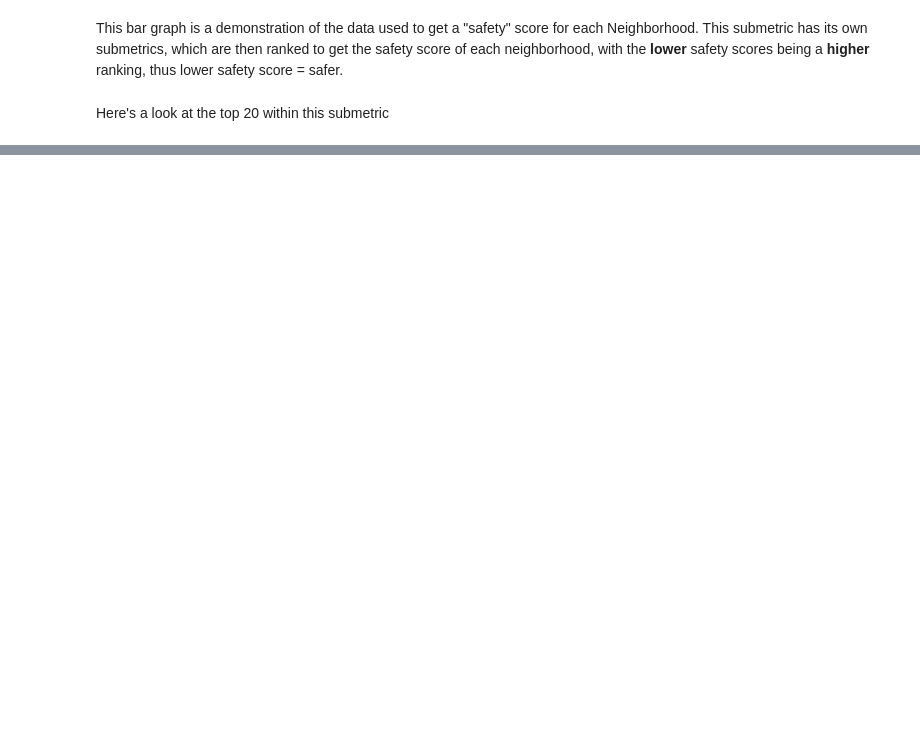
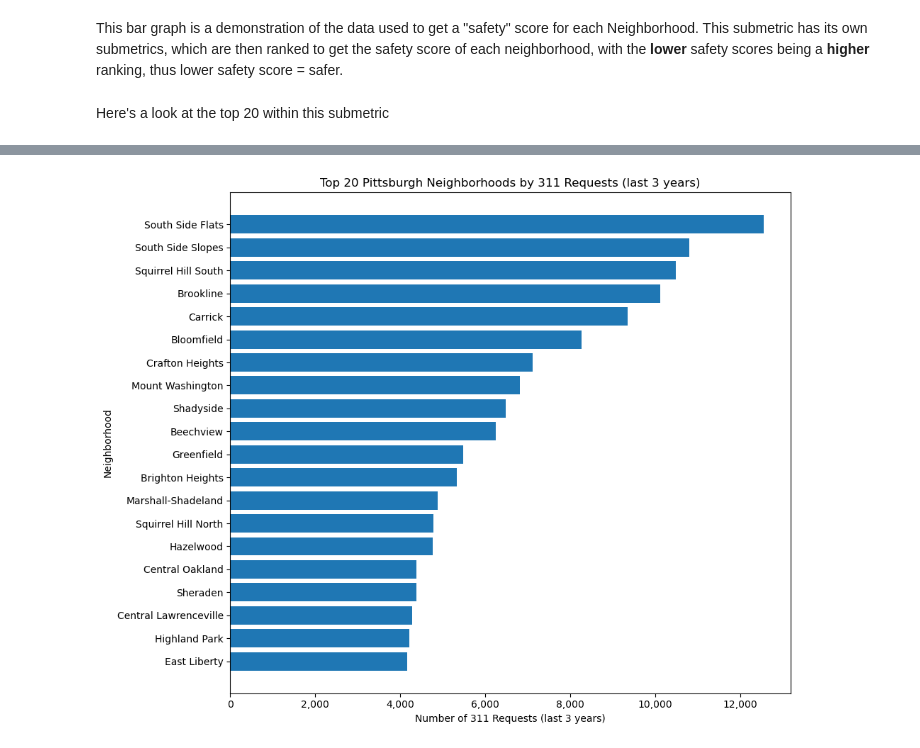
Before and after one commit to tredondizzy/Final-Project, a Jupyter notebook: FinalProject.ipynb, the cells around one changed output, grey strips where cells are left out. Cells and saved outputs as stored; diff of their text form; code cells hidden in the pictures; blank space fills up the shorter version.

```diff
--- a/FinalProject.ipynb
+++ b/FinalProject.ipynb
@@ -132,0 +285,6 @@ print(top10[['Neighborhood', 'Total']])
+# %%
+
+
+url_311 = "https://tools.wprdc.org/downstream/29462525-62a6-45bf-9b5e-ad2e1c06348d"
+data311 = pd.read_csv(url_311, chunksize=50000, low_memory=False)
+data311 = data311[data311['neighborhood'].isin(valid_neighs)]
@@ -132,0 +315,6 @@ print(top10[['Neighborhood', 'Total']])
+# %%
+latest_date = work_311[date_col].max()
+cutoff_date = latest_date - pd.DateOffset(years=3)
+
+recent_311 = work_311[work_311[date_col] >= cutoff_date].copy()
+print("Rows in last 3 years:", len(recent_311))
@@ -132,0 +323,9 @@ print(top10[['Neighborhood', 'Total']])
+# %%
+counts = (
+    recent_311
+    .groupby(neighborhood_col)[date_col]
+    .count()
+    .sort_values(ascending=False)
+)
+
+counts.head(10)
@@ -132,0 +345,20 @@ print(top10[['Neighborhood', 'Total']])
+# %%
+# plot top 10 neighborhoods by request count
+top_counts = counts.head(20)[::-1]
+# reverse for horizontal bar chart ^
+
+fig, ax = plt.subplots(figsize=(10, 8))
+
+ax.barh(top_counts.index, top_counts.values)
+
+ax.set_xlabel("Number of 311 Requests (last 3 years)")
+ax.set_ylabel("Neighborhood")
+ax.set_title(f"Top 20 Pittsburgh Neighborhoods by 311 Requests (last 3 years)")
+
+# Optional: format x-axis with thousands separator
+ax.xaxis.set_major_formatter(mticker.FuncFormatter(lambda x, pos: f"{int(x):,}"))
+
+plt.tight_layout()
+plt.show()
+# %% [output]
+[figure, added]
```
Also changed, not shown: parts of 39 cells of this notebook.
